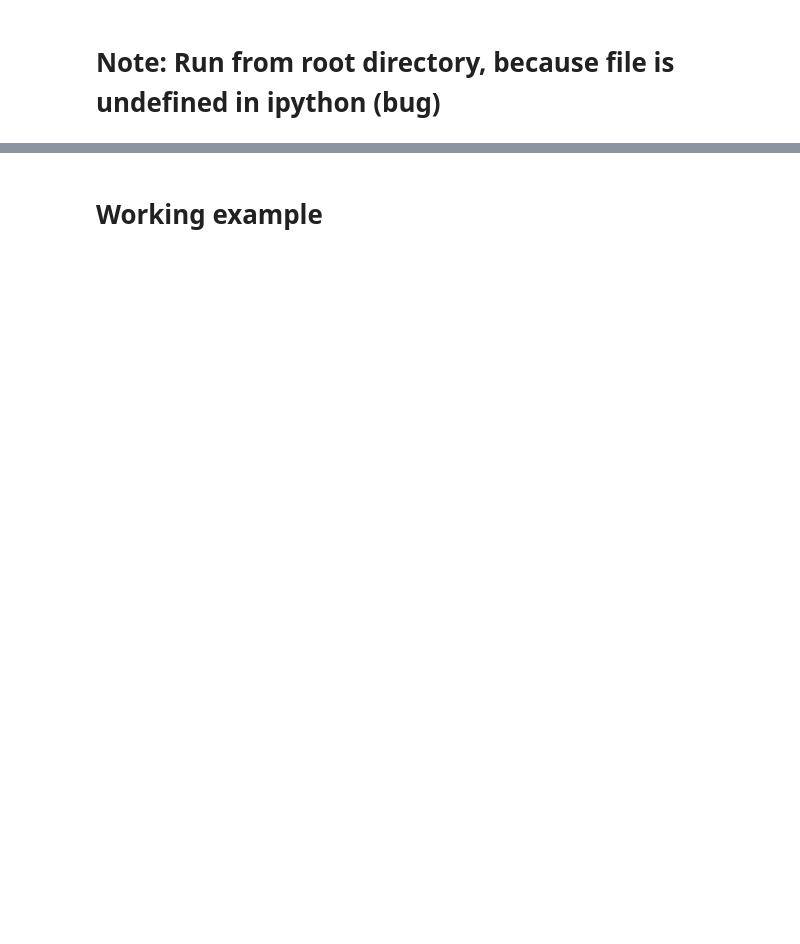
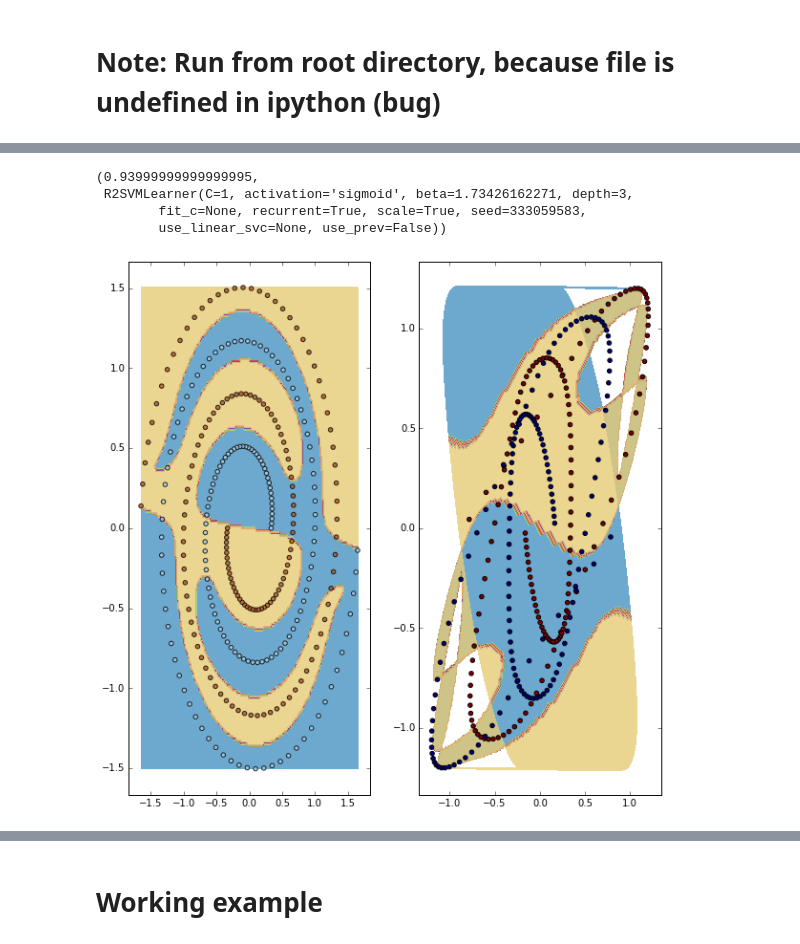
Before and after one commit to kudkudak/r2-learner, a Jupyter notebook: notebooks/sketchbook_staszek.ipynb, the cells around one changed output, grey strips where cells are left out. Drawn from its saved outputs; the diff is of its cells as text; code cells hidden in the pictures; blank space fills up the shorter version.

```diff
--- a/notebooks/sketchbook_staszek.ipynb
+++ b/notebooks/sketchbook_staszek.ipynb
@@ -326,0 +347,13 @@ P = [create_projector_2d(30,30,0.5)]
+# %%
+results = [test() for _ in range(10000)]
+# %%
+max(results)
+# %% [output]
+(0.93999999999999995,
+ R2SVMLearner(C=1, activation='sigmoid', beta=1.73426162271, depth=3,
+        fit_c=None, recurrent=True, scale=True, seed=333059583,
+        use_linear_svc=None, use_prev=False))
+# %%
+plot(max(results)[1])
+# %% [output]
+[figure, added]
```
Also changed, not shown: parts of 11 cells of this notebook, 3 other files.
